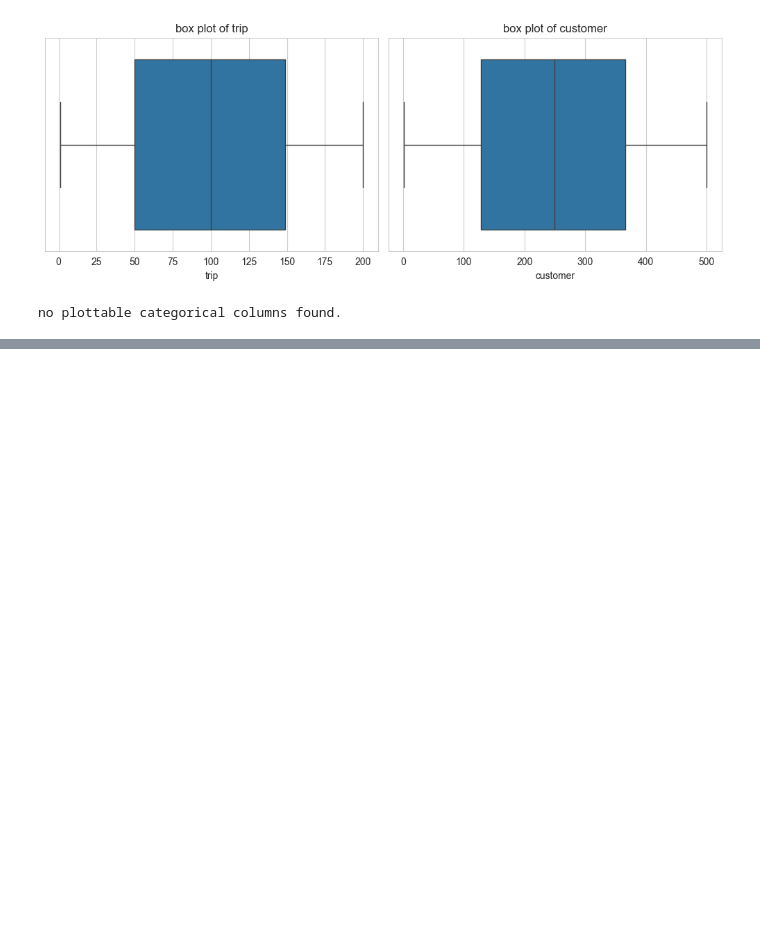
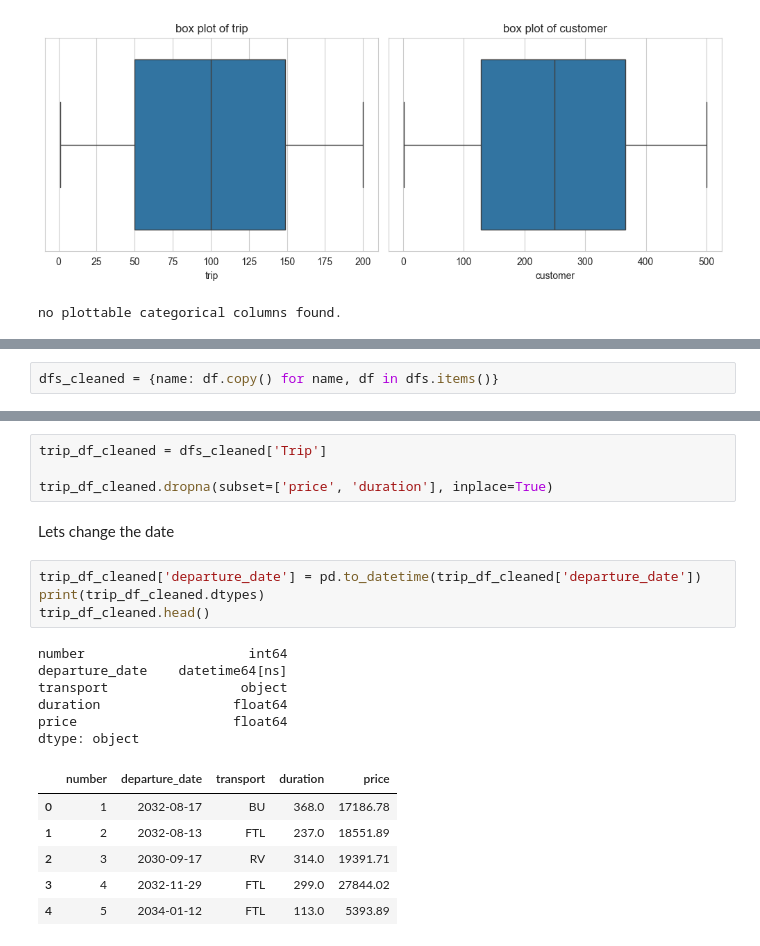
Before and after one commit to 3wn00/space_ship_ai, a Jupyter notebook: script/data_cleaning.ipynb, the cells around one changed output, grey strips where cells are left out. Saved outputs shown, nothing was run; the diff lists cells and outputs as text; blank space fills up the shorter version.

Commit message:
cleaned data

```diff
--- a/script/data_cleaning.ipynb
+++ b/script/data_cleaning.ipynb
@@ -381,0 +386,2 @@ Participant
+# %%
+dfs_cleaned = {name: df.copy() for name, df in dfs.items()}
@@ -381,0 +392,23 @@ Participant
+# %%
+trip_df_cleaned = dfs_cleaned['Trip']
+
+trip_df_cleaned.dropna(subset=['price', 'duration'], inplace=True)
+# %% [markdown]
+Lets change the date
+# %%
+trip_df_cleaned['departure_date'] = pd.to_datetime(trip_df_cleaned['departure_date'])
+print(trip_df_cleaned.dtypes)
+trip_df_cleaned.head()
+# %% [output]
+number                     int64
+departure_date    datetime64[ns]
+transport                 object
+duration                 float64
+price                    float64
+dtype: object
+|  | number | departure_date | transport | duration | price |
+| 0 | 1 | 2032-08-17 | BU | 368.0 | 17186.78 |
+| 1 | 2 | 2032-08-13 | FTL | 237.0 | 18551.89 |
+| 2 | 3 | 2030-09-17 | RV | 314.0 | 19391.71 |
+| 3 | 4 | 2032-11-29 | FTL | 299.0 | 27844.02 |
+| 4 | 5 | 2034-01-12 | FTL | 113.0 | 5393.89 |
```
Also changed, not shown: parts of 15 cells of this notebook.
